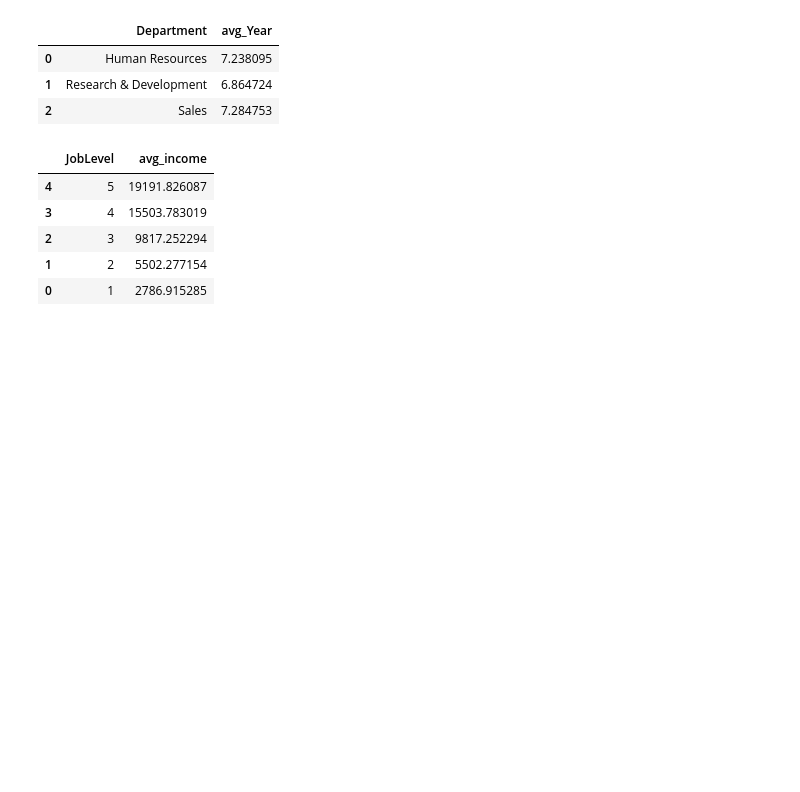
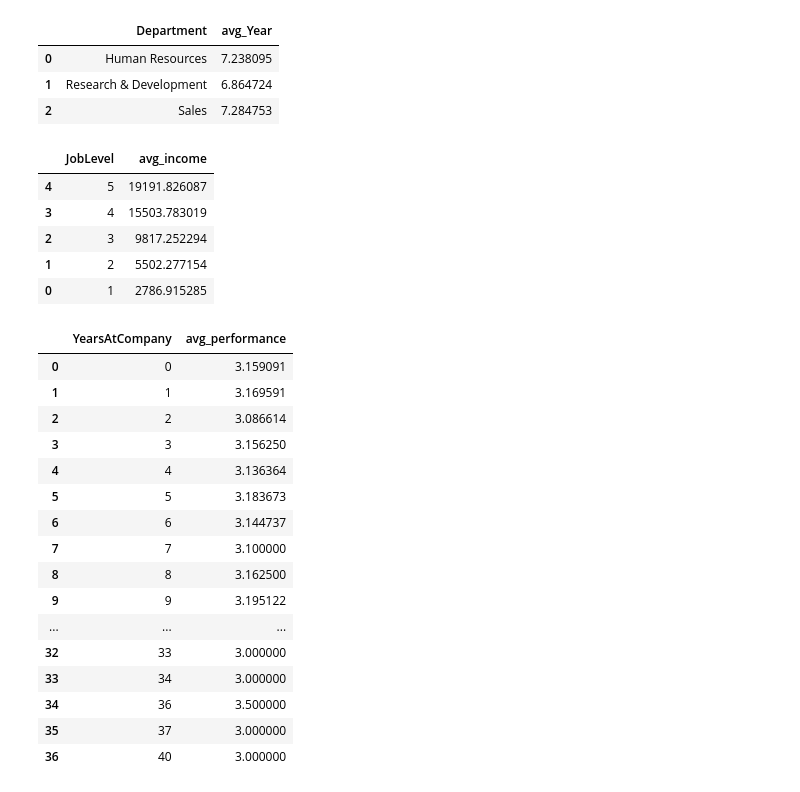
Before and after one commit to ibrahim-alatyan/HR_Analysis_DASHBOARD, a Jupyter notebook: Analysis.ipynb, the cells around one changed output. Saved outputs shown, nothing was run; the diff lists cells and outputs as text; code cells hidden in the pictures; blank space fills up the shorter version.

```diff
--- a/Analysis.ipynb
+++ b/Analysis.ipynb
@@ -185,3 +185,27 @@ avg_income_joblevel_py
 | 2 | 3 | 9817.252294 |
 | 1 | 2 | 5502.277154 |
 | 0 | 1 | 2786.915285 |
+# %%
+#Q12/ Performance rating by years at company (loyalty vs performance) ?
+per_byYear_py = (df.groupby("YearsAtCompany")["PerformanceRating"]
+              .mean()
+              .reset_index(name = "avg_performance"))
+per_byYear_py
+# %% [output]
+|  | YearsAtCompany | avg_performance |
+| 0 | 0 | 3.159091 |
+| 1 | 1 | 3.169591 |
+| 2 | 2 | 3.086614 |
+| 3 | 3 | 3.156250 |
+| 4 | 4 | 3.136364 |
+| 5 | 5 | 3.183673 |
+| 6 | 6 | 3.144737 |
+| 7 | 7 | 3.100000 |
+| 8 | 8 | 3.162500 |
+| 9 | 9 | 3.195122 |
+| ... | ... | ... |
+| 32 | 33 | 3.000000 |
+| 33 | 34 | 3.000000 |
+| 34 | 36 | 3.500000 |
+| 35 | 37 | 3.000000 |
+| 36 | 40 | 3.000000 |
```
